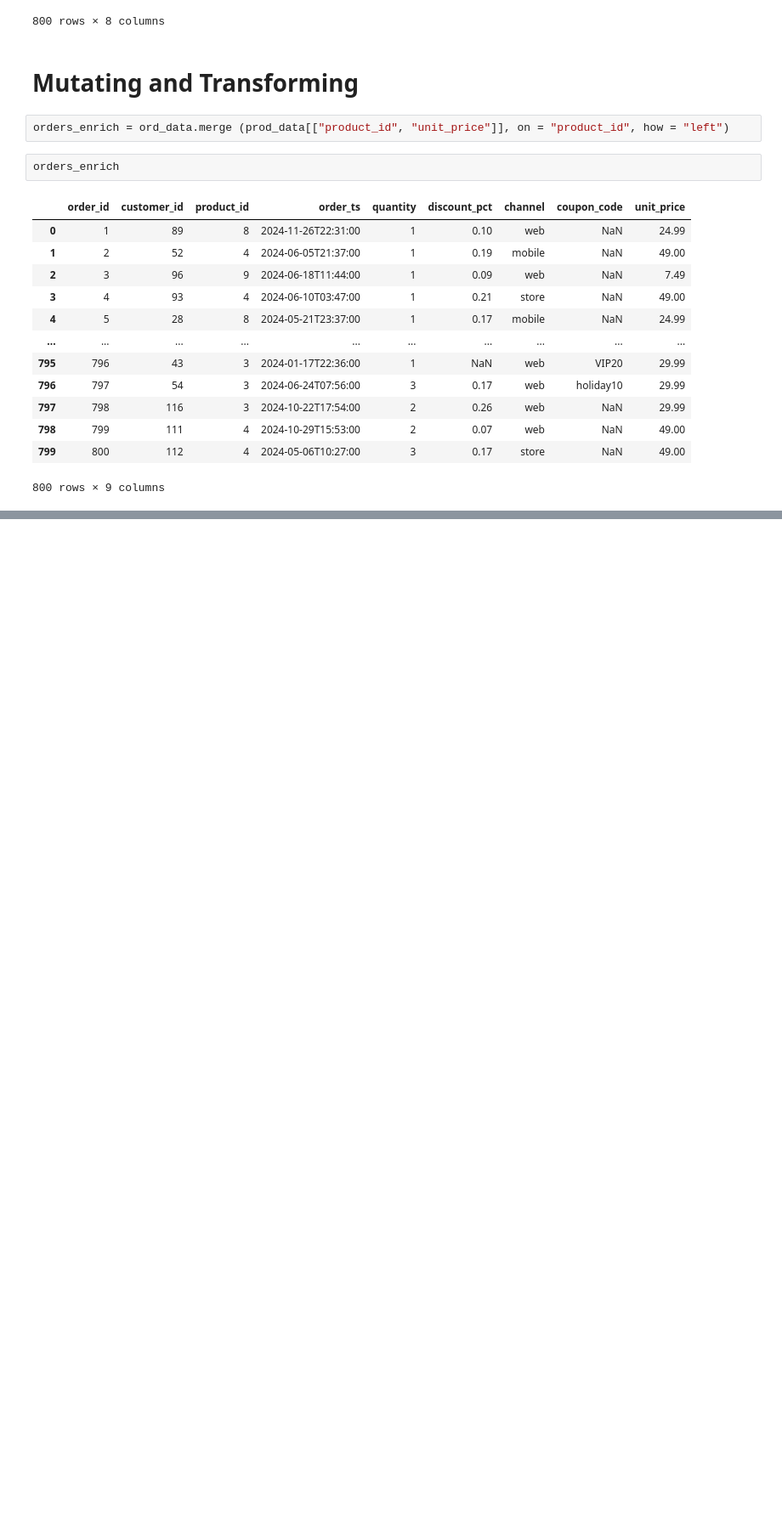
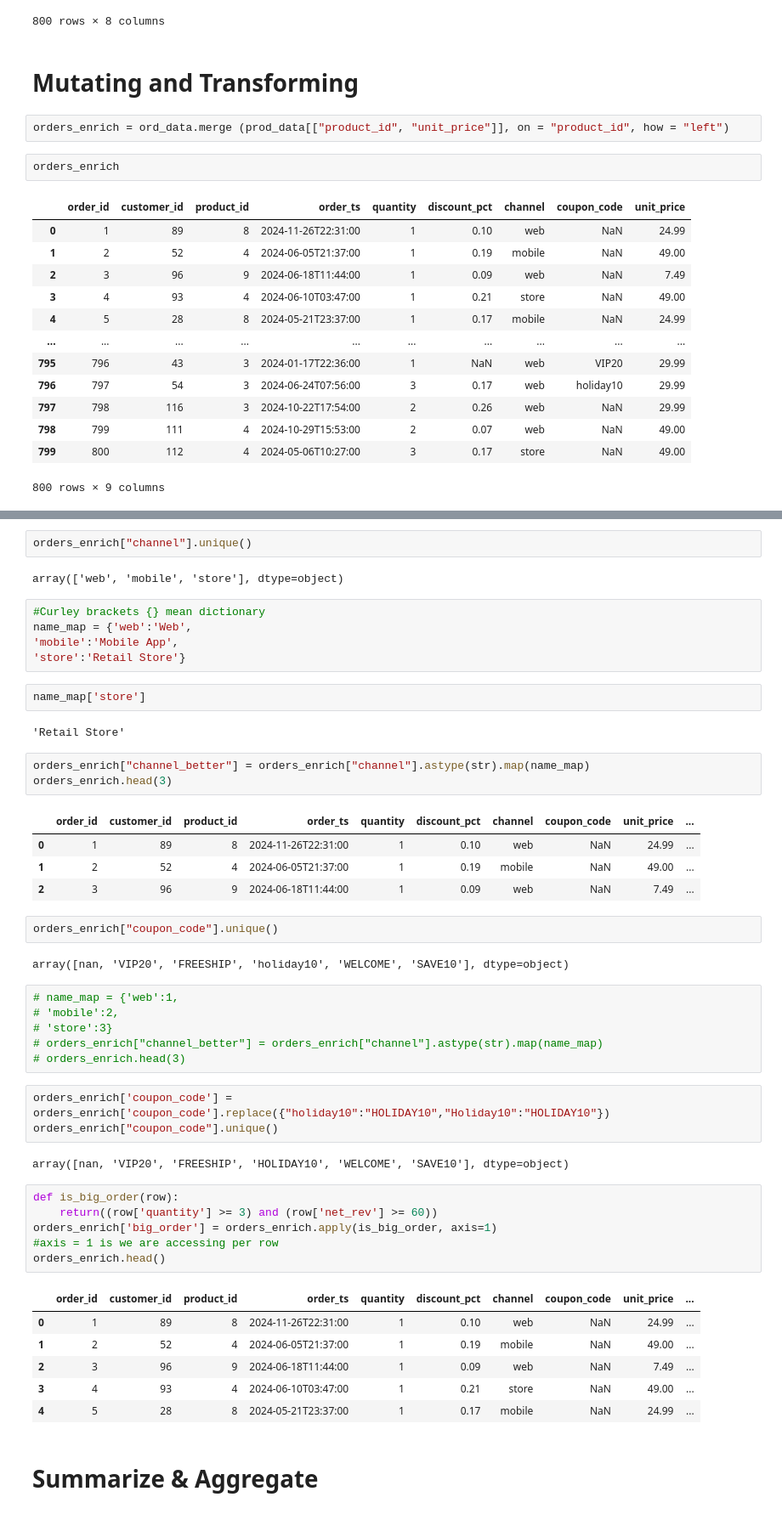
Before and after one commit to PharaohPooh/Nav-coding-python-project, a Jupyter notebook: PandasWorkshop/PandasWorkshop.ipynb, the cells around one changed output, grey strips where cells are left out. Shown at 85% size. Saved outputs shown, nothing was run; the diff lists cells and outputs as text; blank space fills up the shorter version.

```diff
--- a/PandasWorkshop/PandasWorkshop.ipynb
+++ b/PandasWorkshop/PandasWorkshop.ipynb
@@ -394,0 +427,51 @@ orders_enrich
+# %%
+orders_enrich["channel"].unique()
+# %% [output]
+array(['web', 'mobile', 'store'], dtype=object)
+# %%
+#Curley brackets {} mean dictionary
+name_map = {'web':'Web',
+'mobile':'Mobile App',
+'store':'Retail Store'}
+# %%
+name_map['store']
+# %% [output]
+'Retail Store'
+# %%
+orders_enrich["channel_better"] = orders_enrich["channel"].astype(str).map(name_map)
+orders_enrich.head(3)
+# %% [output]
+|  | order_id | customer_id | product_id | order_ts | quantity | discount_pct | channel | coupon_code | unit_price | ... |
+| 0 | 1 | 89 | 8 | 2024-11-26T22:31:00 | 1 | 0.10 | web | NaN | 24.99 | ... |
+| 1 | 2 | 52 | 4 | 2024-06-05T21:37:00 | 1 | 0.19 | mobile | NaN | 49.00 | ... |
+| 2 | 3 | 96 | 9 | 2024-06-18T11:44:00 | 1 | 0.09 | web | NaN | 7.49 | ... |
+# %%
+orders_enrich["coupon_code"].unique()
+# %% [output]
+array([nan, 'VIP20', 'FREESHIP', 'holiday10', 'WELCOME', 'SAVE10'], dtype=object)
+# %%
+# name_map = {'web':1,
+# 'mobile':2,
+# 'store':3}
+# orders_enrich["channel_better"] = orders_enrich["channel"].astype(str).map(name_map)
+# orders_enrich.head(3)
+# %%
+orders_enrich['coupon_code'] = orders_enrich['coupon_code'].replace({"holiday10":"HOLIDAY10","Holiday10":"HOLIDAY10"})
+orders_enrich["coupon_code"].unique()
+# %% [output]
+array([nan, 'VIP20', 'FREESHIP', 'HOLIDAY10', 'WELCOME', 'SAVE10'], dtype=object)
+# %%
+def is_big_order(row):
+    return((row['quantity'] >= 3) and (row['net_rev'] >= 60))
+orders_enrich['big_order'] = orders_enrich.apply(is_big_order, axis=1)
+#axis = 1 is we are accessing per row
+orders_enrich.head()
+# %% [output]
+|  | order_id | customer_id | product_id | order_ts | quantity | discount_pct | channel | coupon_code | unit_price | ... |
+| 0 | 1 | 89 | 8 | 2024-11-26T22:31:00 | 1 | 0.10 | web | NaN | 24.99 | ... |
+| 1 | 2 | 52 | 4 | 2024-06-05T21:37:00 | 1 | 0.19 | mobile | NaN | 49.00 | ... |
+| 2 | 3 | 96 | 9 | 2024-06-18T11:44:00 | 1 | 0.09 | web | NaN | 7.49 | ... |
+| 3 | 4 | 93 | 4 | 2024-06-10T03:47:00 | 1 | 0.21 | store | NaN | 49.00 | ... |
+| 4 | 5 | 28 | 8 | 2024-05-21T23:37:00 | 1 | 0.17 | mobile | NaN | 24.99 | ... |
+# %% [markdown]
+# Summarize & Aggregate
```
Also changed, not shown: parts of 14 cells of this notebook, 1 other file.
